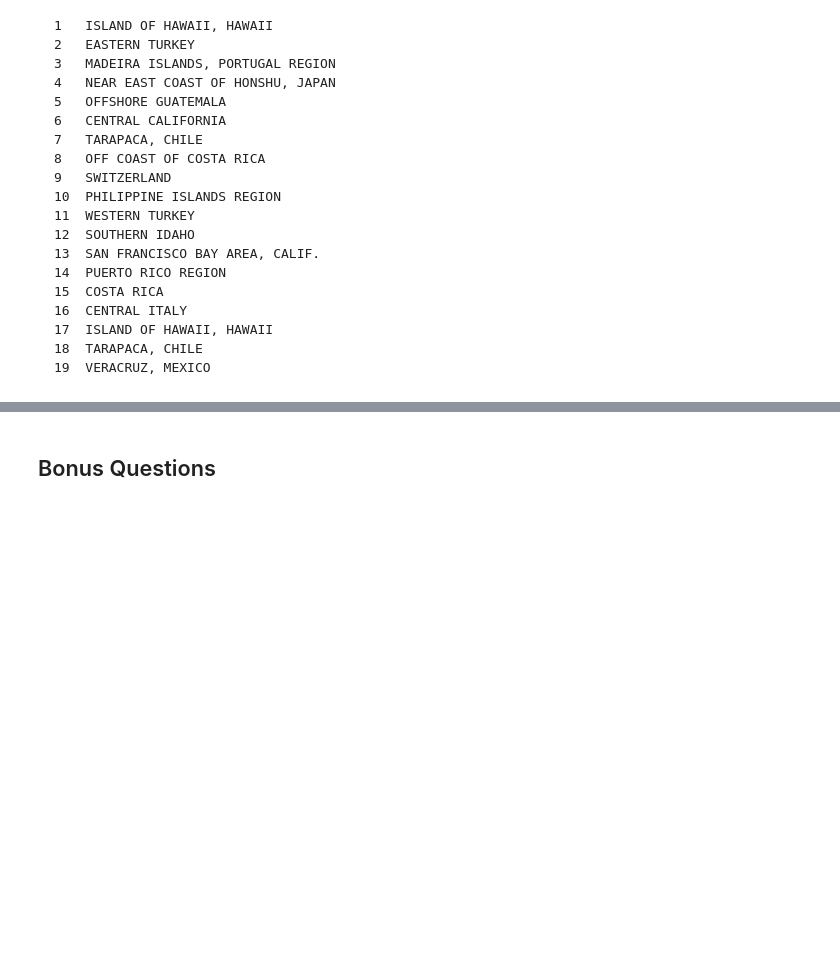
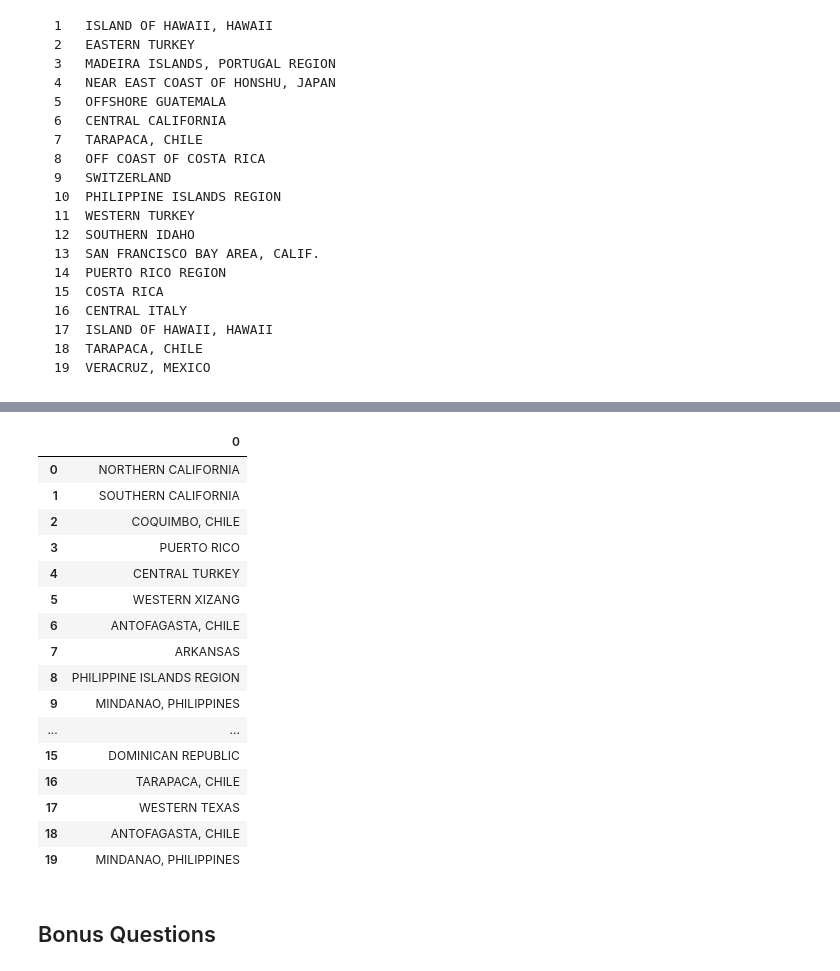
Before and after one commit to cabulut/data-pt-ber-08-20, a Jupyter notebook: Labs/module-1_labs/05_api-web-scraping/02_lab-web-scraping/your-code/main.ipynb, the cells around one changed output, grey strips where cells are left out. Saved outputs shown, nothing was run; the diff lists cells and outputs as text; code cells hidden in the pictures; blank space fills up the shorter version.

```diff
--- a/Labs/module-1_labs/05_api-web-scraping/02_lab-web-scraping/your-code/main.ipynb
+++ b/Labs/module-1_labs/05_api-web-scraping/02_lab-web-scraping/your-code/main.ipynb
@@ -350,3 +350,27 @@ soup
+# %%
+region = [x.text.replace("\xa0","") for x in soup.find_all("td",{"class":"tb_region"})][0:20]
+# %%
+df_region = pd.DataFrame(region)
+# %%
+df_region
+# %% [output]
+|  | 0 |
+| 0 | NORTHERN CALIFORNIA |
+| 1 | SOUTHERN CALIFORNIA |
+| 2 | COQUIMBO, CHILE |
+| 3 | PUERTO RICO |
+| 4 | CENTRAL TURKEY |
+| 5 | WESTERN XIZANG |
+| 6 | ANTOFAGASTA, CHILE |
+| 7 | ARKANSAS |
+| 8 | PHILIPPINE ISLANDS REGION |
+| 9 | MINDANAO, PHILIPPINES |
+| ... | ... |
+| 15 | DOMINICAN REPUBLIC |
+| 16 | TARAPACA, CHILE |
+| 17 | WESTERN TEXAS |
+| 18 | ANTOFAGASTA, CHILE |
+| 19 | MINDANAO, PHILIPPINES |
 # %% [markdown]
 ## Bonus Questions
 # %% [markdown]
```
Also changed, not shown: parts of 16 cells of this notebook, 4 other files.
